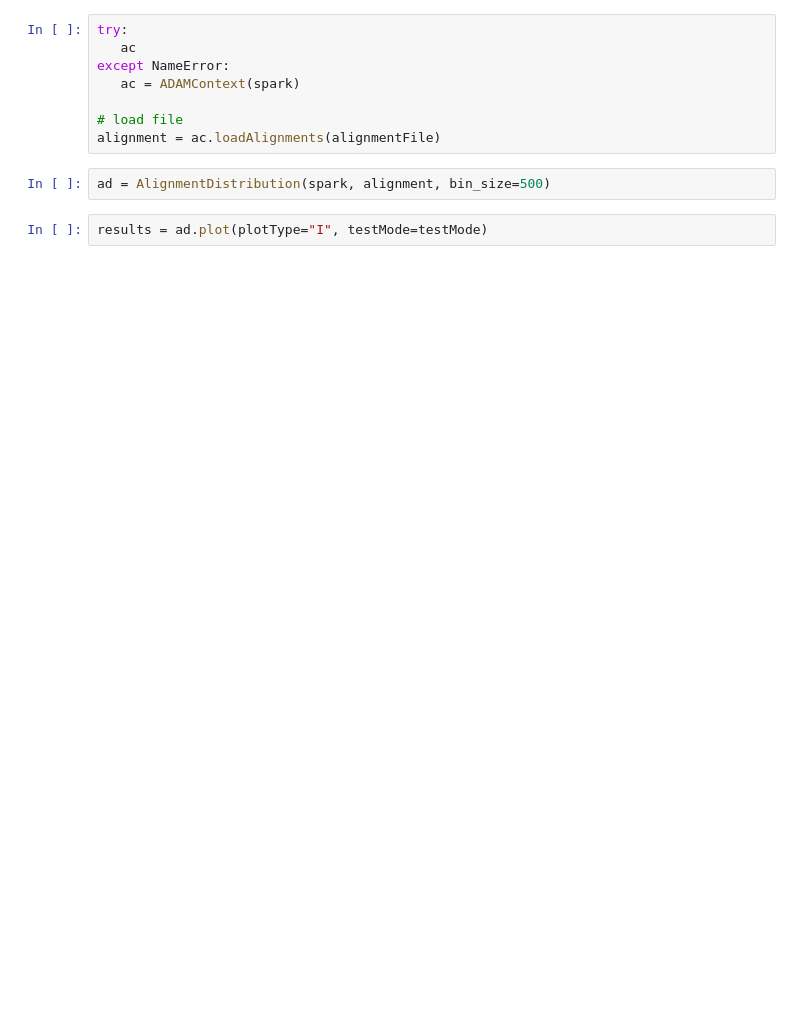
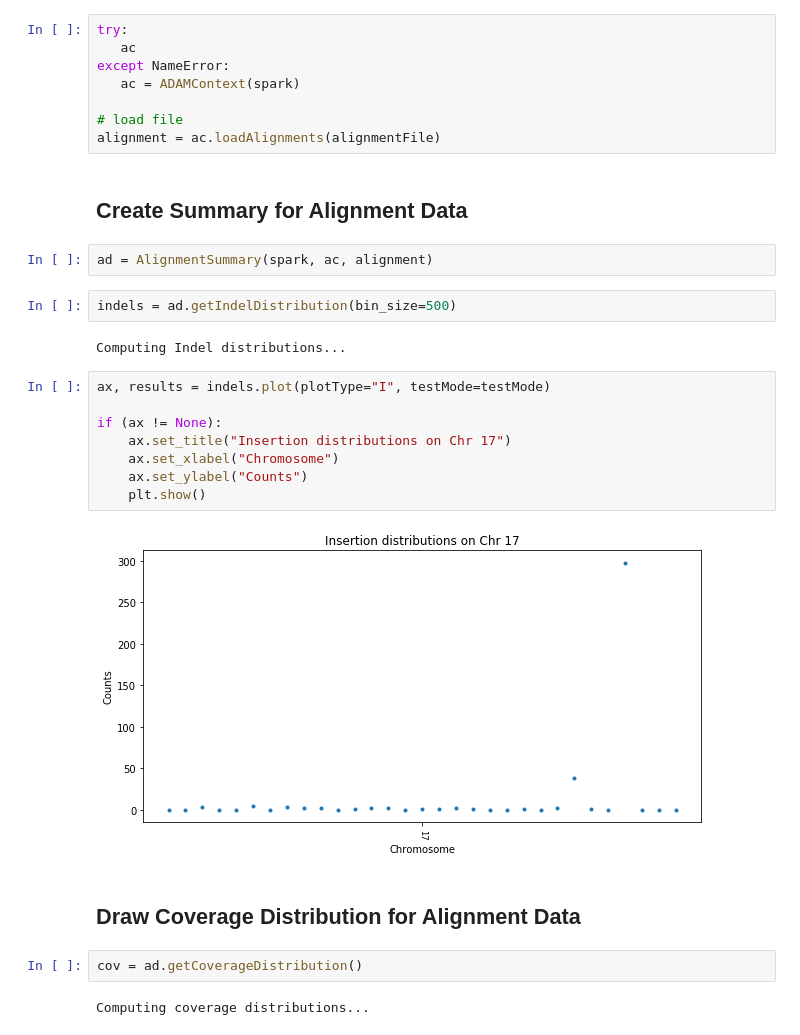
Before and after one commit to bigdatagenomics/mango, a Jupyter notebook: example-files/notebooks/mango-python-alignment.ipynb, the cells around one changed output. Cells and saved outputs as stored; diff of their text form; blank space fills up the shorter version.

```diff
--- a/example-files/notebooks/mango-python-alignment.ipynb
+++ b/example-files/notebooks/mango-python-alignment.ipynb
@@ -25,7 +25,27 @@ except NameError:
 
 # load file
 alignment = ac.loadAlignments(alignmentFile)
+# %% [markdown]
+## Create Summary for Alignment Data
 # %%
-ad = AlignmentDistribution(spark, alignment, bin_size=500)
+ad = AlignmentSummary(spark, ac, alignment)
-# %%
-results = ad.plot(plotType="I", testMode=testMode)
+# %%
+indels = ad.getIndelDistribution(bin_size=500)
+# %% [output]
+Computing Indel distributions...
+# %%
+ax, results = indels.plot(plotType="I", testMode=testMode)
+
+if (ax != None):
+    ax.set_title("Insertion distributions on Chr 17")
+    ax.set_xlabel("Chromosome")
+    ax.set_ylabel("Counts")
+    plt.show()
+# %% [output]
+[figure, added]
+# %% [markdown]
+## Draw Coverage Distribution for Alignment Data
+# %%
+cov = ad.getCoverageDistribution()
+# %% [output]
+Computing coverage distributions...
```
Also changed, not shown: parts of 11 cells of this notebook, 14 other files.
